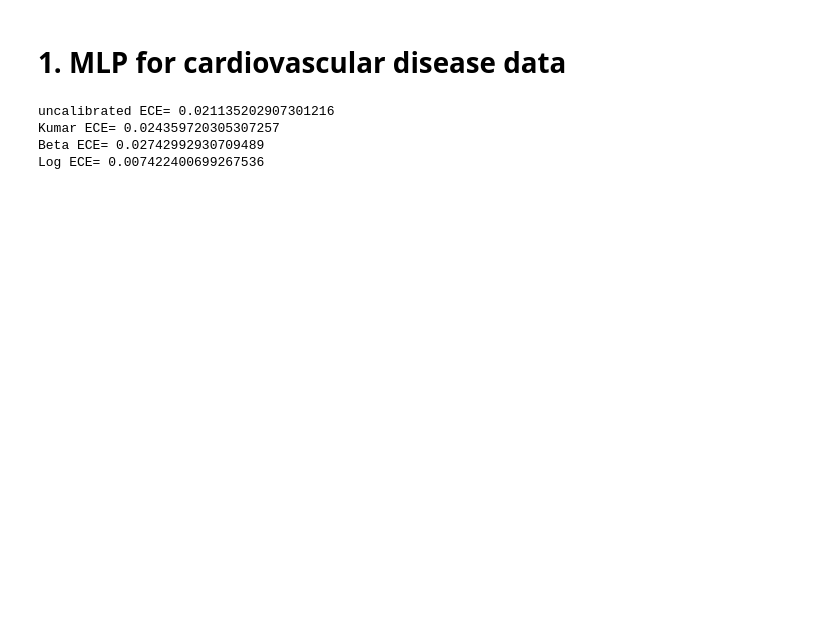
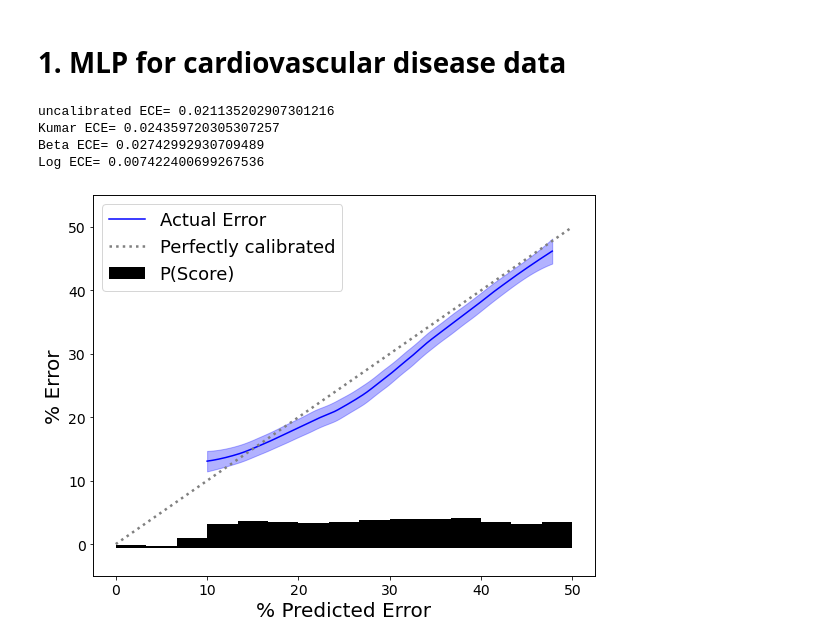
Before and after one commit to markellekelly/variable-wise-calibration, a Jupyter notebook: cardio_example.ipynb, the cells around one changed output. Saved outputs shown, nothing was run; the diff lists cells and outputs as text; code cells hidden in the pictures; blank space fills up the shorter version.

```diff
--- a/cardio_example.ipynb
+++ b/cardio_example.ipynb
@@ -29,3 +29,7 @@ uncalibrated ECE= 0.021135202907301216
 Kumar ECE= 0.024359720305307257
 Beta ECE= 0.02742992930709489
 Log ECE= 0.007422400699267536
+# %%
+df.smoothed_reliability_diagram(filename="figs/intro_reliability.png", sm=0.6)
+# %% [output]
+[figure, added]
```
Also changed, not shown: parts of 4 cells of this notebook, 1 other file.
